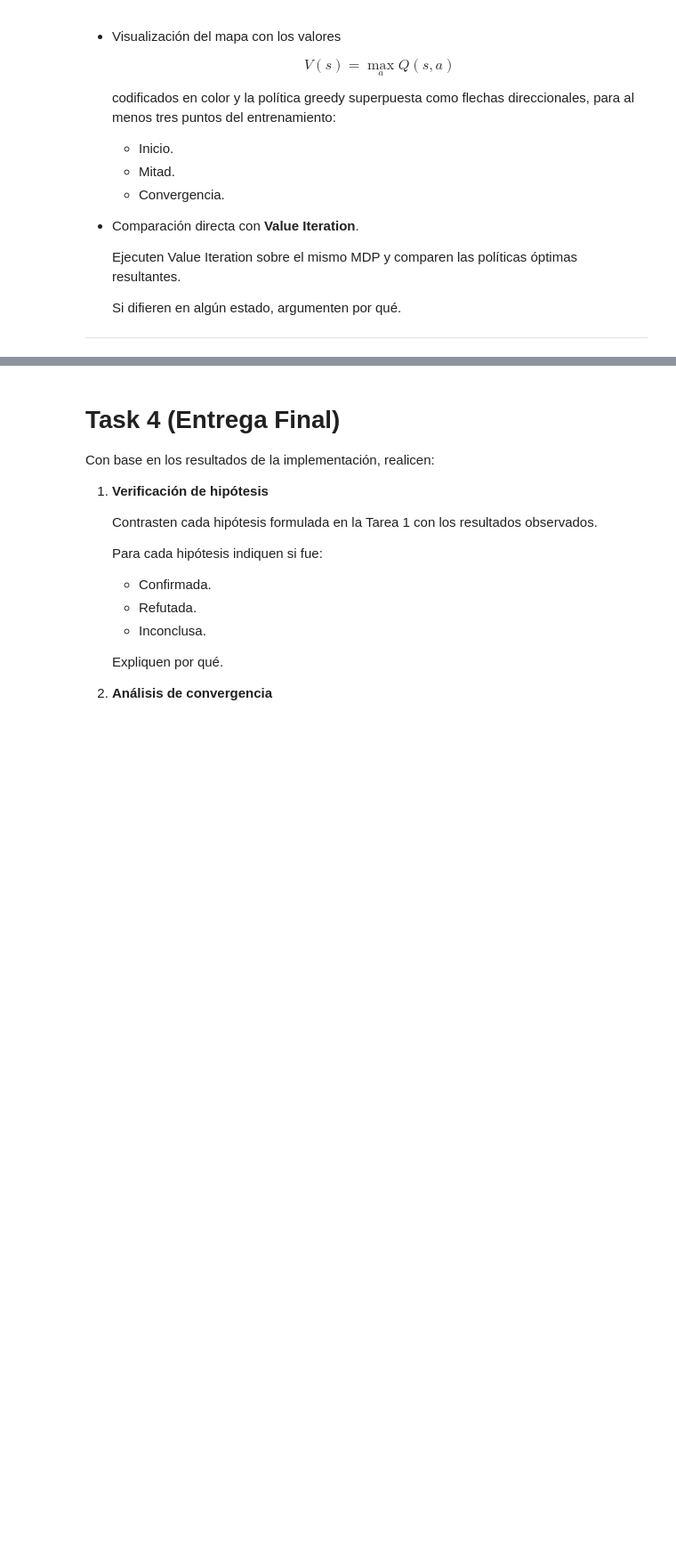
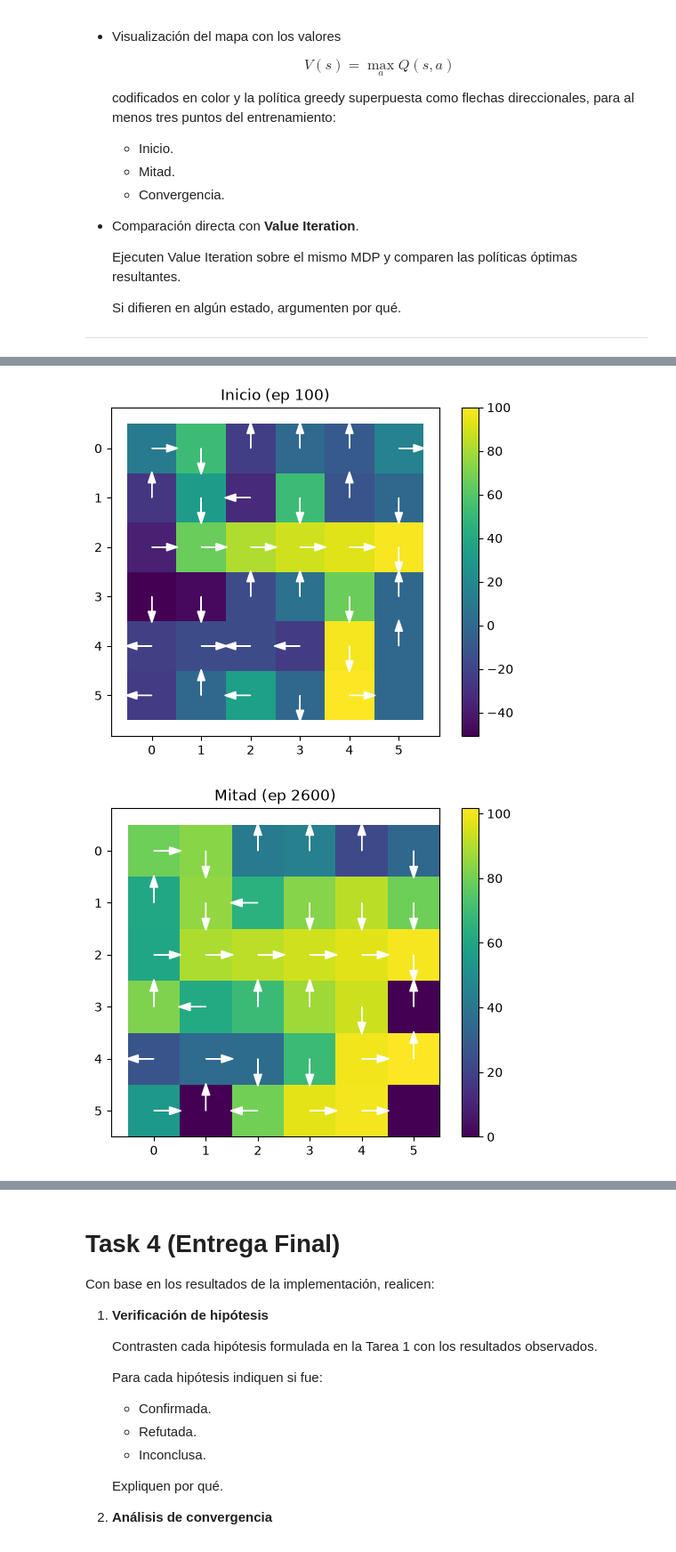
Before and after one commit to MarchMol/lab3_rl, a Jupyter notebook: lab3.ipynb, the cells around one changed output, grey strips where cells are left out. Shown at 89% size. Cells and saved outputs as stored; diff of their text form; code cells hidden in the pictures; blank space fills up the shorter version.

```diff
--- a/lab3.ipynb
+++ b/lab3.ipynb
@@ -222,0 +324,36 @@ La implementación debe incluir:
+# %%
+import numpy as np
+import matplotlib.pyplot as plt
+
+def greedy_policy(Q, size=6, v1=0, v2=0):
+    return {(x, y, v1, v2): max(ACTIONS, key=lambda a: Q[((x, y, v1, v2), a)])
+            for x in range(size) for y in range(size)}
+
+def plot_snapshot(Q, title, size=6):
+    V = np.zeros((size, size))
+    pol = greedy_policy(Q, size)
+    arrows = {0: (0, -0.3), 1: (0, 0.3), 2: (-0.3, 0), 3: (0.3, 0)}
+    fig, ax = plt.subplots()
+    for y in range(size):
+        for x in range(size):
+            V[y, x] = max(Q[((x, y, 0, 0), a)] for a in ACTIONS)
+    im = ax.imshow(V, cmap="viridis")
+    for y in range(size):
+        for x in range(size):
+            if (x, y) == env.TERMINAL:
+                continue
+            dx, dy = arrows[pol[(x, y, 0, 0)]]
+            ax.arrow(x, y, dx, dy, head_width=0.15, color="white")
+    plt.colorbar(im)
+    ax.set_title(title)
+    plt.show()
+
+ep0, Q0 = snapshots[0]
+epm, Qm = snapshots[len(snapshots) // 2]
+epc, Qc = next((e, q) for e, q in snapshots if e >= conv_ep)
+plot_snapshot(Q0, f"Inicio (ep {ep0})")
+plot_snapshot(Qm, f"Mitad (ep {epm})")
+plot_snapshot(Qc, f"Convergencia (ep {epc})")
+# %% [output]
+[figure, added]
+[figure, added]
```
Also changed, not shown: parts of 6 cells of this notebook.
